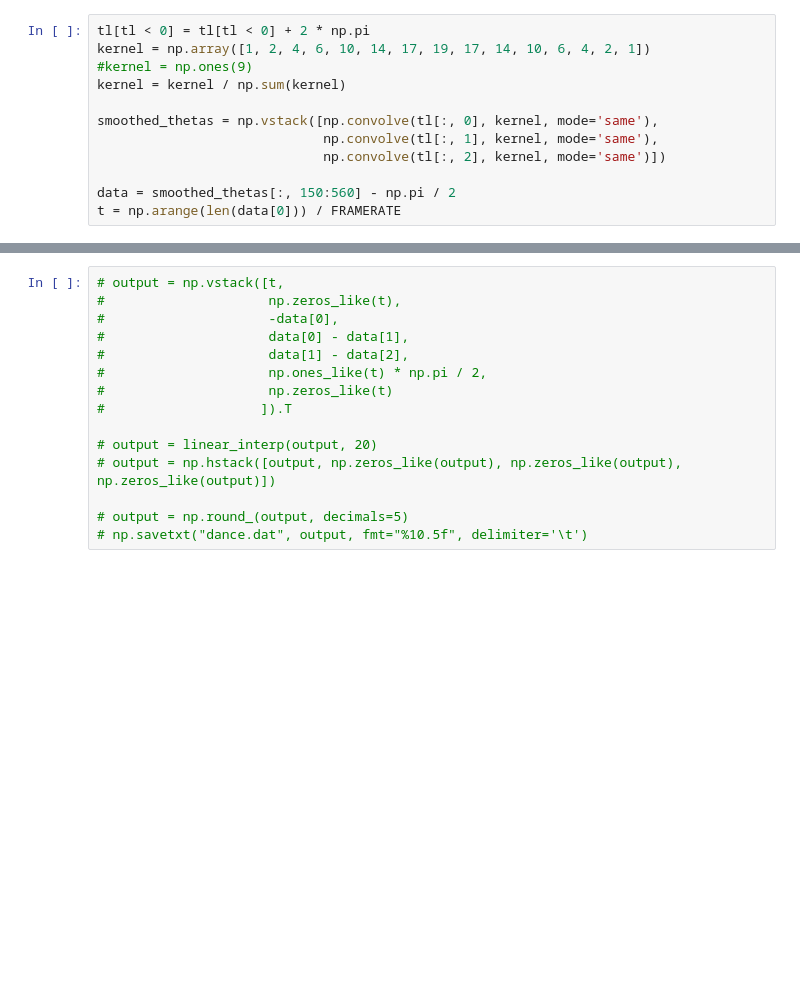
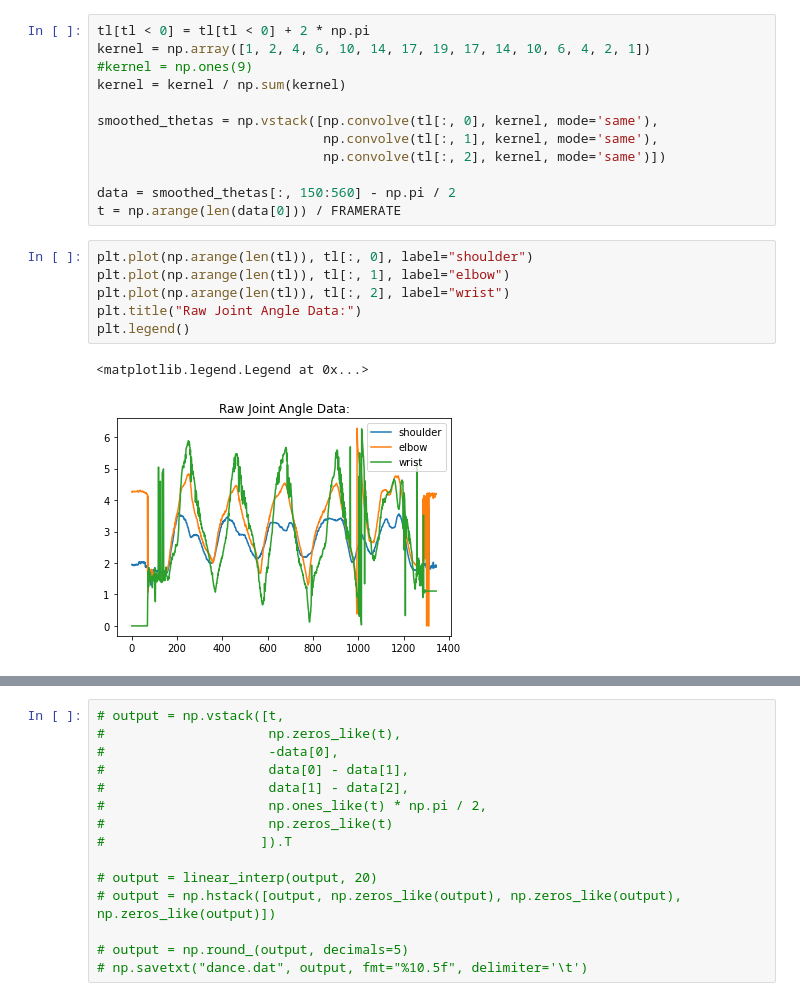
Before and after one commit to TianshuangQiu/Expressive-MP, a Jupyter notebook: json_extraction.ipynb, the cells around one changed output, grey strips where cells are left out. Saved outputs shown, nothing was run; the diff lists cells and outputs as text; blank space fills up the shorter version.

```diff
--- a/json_extraction.ipynb
+++ b/json_extraction.ipynb
@@ -98,6 +112,15 @@ smoothed_thetas = np.vstack([np.convolve(tl[:, 0], kernel, mode='same'),
 
 data = smoothed_thetas[:, 150:560] - np.pi / 2
 t = np.arange(len(data[0])) / FRAMERATE
+# %%
+plt.plot(np.arange(len(tl)), tl[:, 0], label="shoulder")
+plt.plot(np.arange(len(tl)), tl[:, 1], label="elbow")
+plt.plot(np.arange(len(tl)), tl[:, 2], label="wrist")
+plt.title("Raw Joint Angle Data:")
+plt.legend()
+# %% [output]
+<matplotlib.legend.Legend at 0x...>
+[figure, added]
 # %%
 plt.plot(np.arange(len(data[0])), data[0], label="shoulder")
 plt.plot(np.arange(len(data[0])), data[1] - data[0], label="elbow")
```
Also changed, not shown: parts of 8 cells of this notebook, 2 other files.
